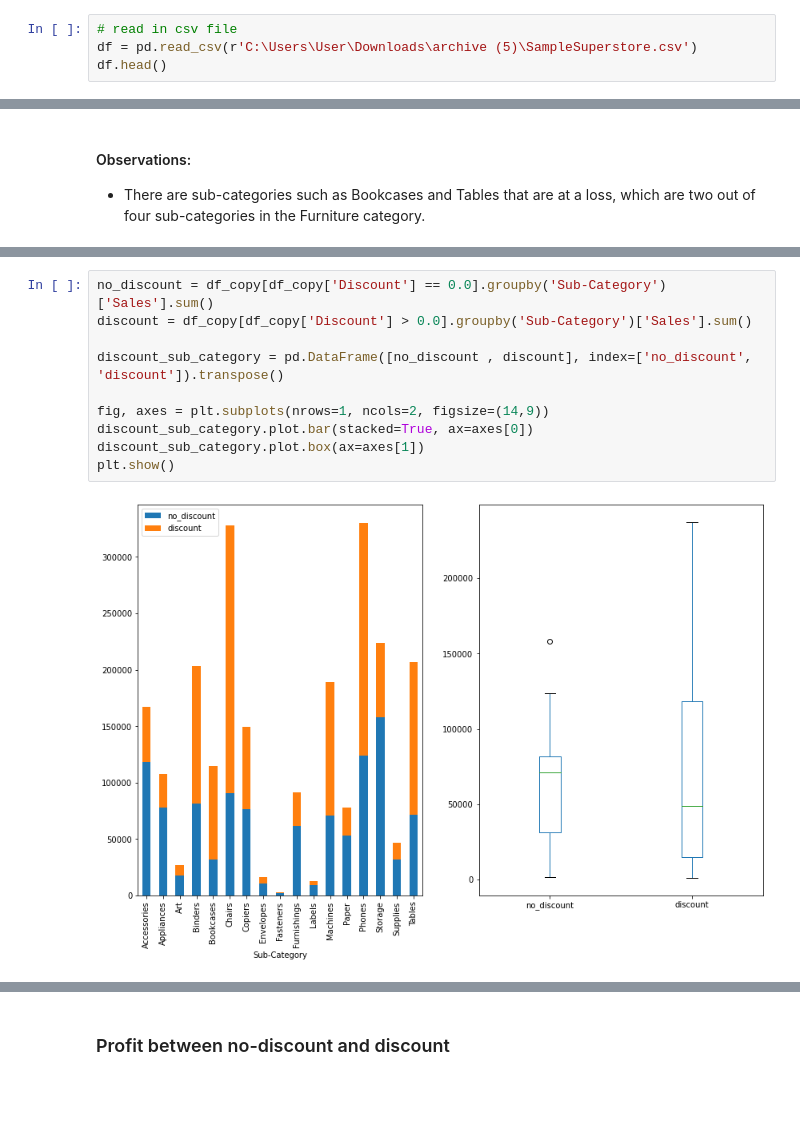
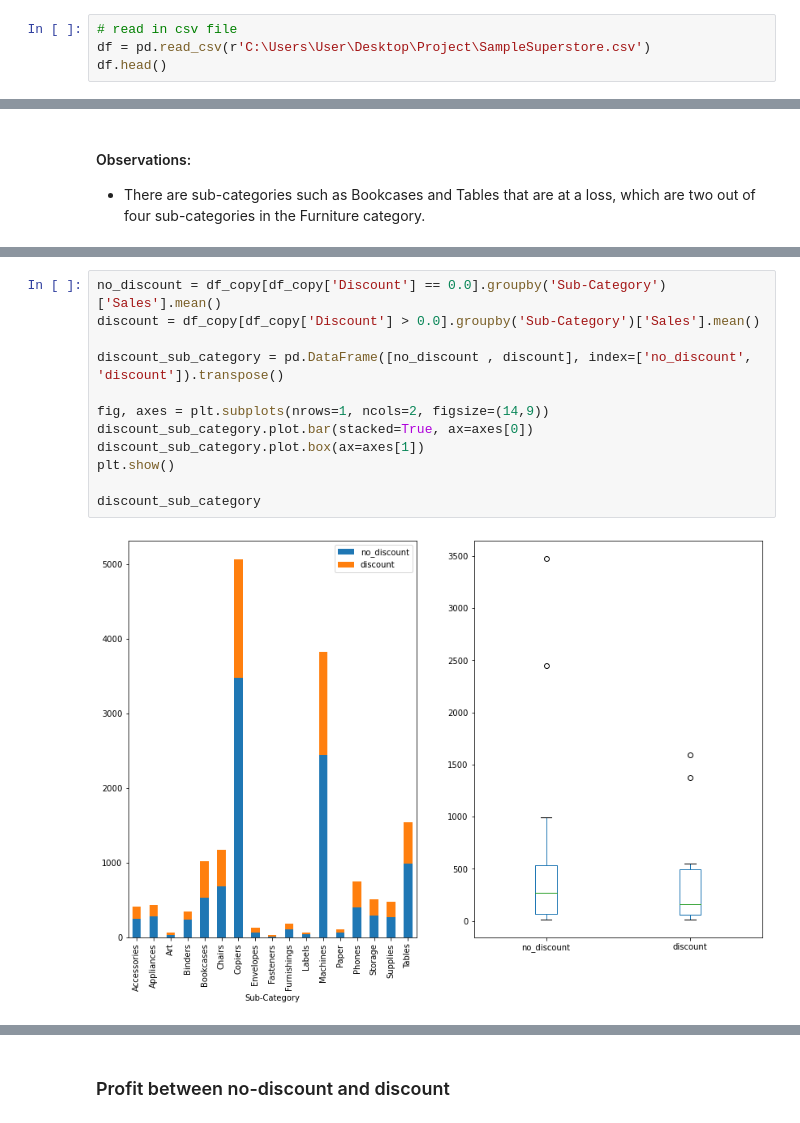
Before and after one commit to Ratchaneekorn06/PortfolioProject, a Jupyter notebook: Super Store Exploratory Data Analysis Project.ipynb, the cells around one changed output, grey strips where cells are left out. Drawn from its saved outputs; the diff is of its cells as text; blank space fills up the shorter version.

```diff
--- a/Super Store Exploratory Data Analysis Project.ipynb
+++ b/Super Store Exploratory Data Analysis Project.ipynb
@@ -22,7 +22,7 @@ import matplotlib.pyplot as plt
 import seaborn as sns
 # %%
 # read in csv file
-df = pd.read_csv(r'C:\Users\User\Downloads\archive (5)\SampleSuperstore.csv')
+df = pd.read_csv(r'C:\Users\User\Desktop\Project\SampleSuperstore.csv')
 df.head()
 # %% [output]
 |  | Ship Mode | Segment | Country | City | State | Postal Code | Region | Category | Sub-Category | Sales | ... |
@@ -242,12 +252,14 @@ plt.show()
 # %%
-no_discount = df_copy[df_copy['Discount'] == 0.0].groupby('Sub-Category')['Sales'].sum()
-discount = df_copy[df_copy['Discount'] > 0.0].groupby('Sub-Category')['Sales'].sum()
+no_discount = df_copy[df_copy['Discount'] == 0.0].groupby('Sub-Category')['Sales'].mean()
+discount = df_copy[df_copy['Discount'] > 0.0].groupby('Sub-Category')['Sales'].mean()
 
 discount_sub_category = pd.DataFrame([no_discount , discount], index=['no_discount', 'discount']).transpose()
 
 fig, axes = plt.subplots(nrows=1, ncols=2, figsize=(14,9))
 discount_sub_category.plot.bar(stacked=True, ax=axes[0])
 discount_sub_category.plot.box(ax=axes[1])
 plt.show()
+
+discount_sub_category
 # %% [output]
-[figure, old version]
+[figure, new version]
```
Also changed, not shown: parts of 11 cells of this notebook.
